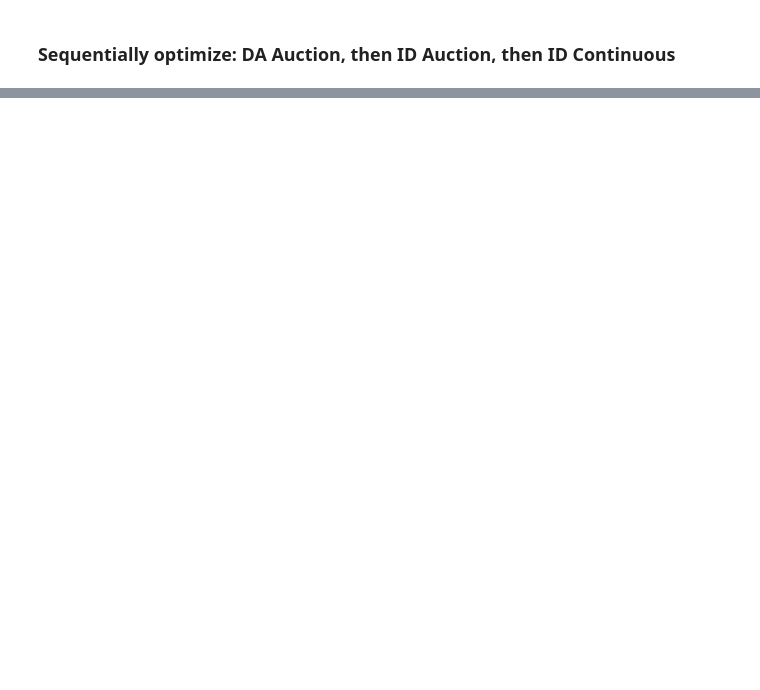
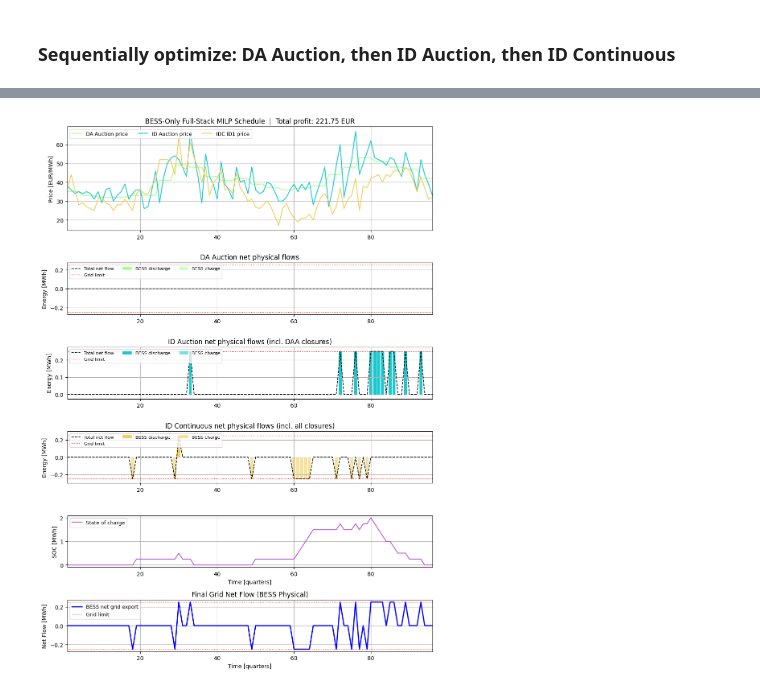
Before and after one commit to c-metz/bess-optimizer, a Jupyter notebook: example.ipynb, the cells around one changed output, grey strips where cells are left out. Drawn from its saved outputs; the diff is of its cells as text; code cells hidden in the pictures; blank space fills up the shorter version.

```diff
--- a/example.ipynb
+++ b/example.ipynb
@@ -196,0 +438,97 @@ plt.show()
+# %%
+# Plot BESS-only Full-Stack MILP schedule - net physical flows per market
+dt_bess = opt_full_stack_bess.DT
+xgrid_bess = np.arange(1, 97)
+
+# Extract full-stack BESS results
+res_bess = result_full_stack_bess
+
+# Net physical BESS positions for each market (includes closings from previous markets)
+# DAA: pure DAA positions (not yet closed)
+net_cha_daa_bess = np.array(res_bess['cha_daa']) - np.array(res_bess['dis_close_daa']) - np.array(res_bess['dis_close_daa_idc'])
+net_dis_daa_bess = np.array(res_bess['dis_daa']) - np.array(res_bess['cha_close_daa']) - np.array(res_bess['cha_close_daa_idc'])
+
+# IDA: new IDA positions + closings of DAA positions - IDC closings
+net_cha_ida_bess = np.array(res_bess['cha_ida']) + np.array(res_bess['cha_close_daa']) - np.array(res_bess['dis_close_ida_idc'])
+net_dis_ida_bess = np.array(res_bess['dis_ida']) + np.array(res_bess['dis_close_daa']) - np.array(res_bess['cha_close_ida_idc'])
+
+# IDC: new IDC positions + closings of DAA and IDA positions
+net_cha_idc_bess = np.array(res_bess['cha_idc']) + np.array(res_bess['cha_close_daa_idc']) + np.array(res_bess['cha_close_ida_idc'])
+net_dis_idc_bess = np.array(res_bess['dis_idc']) + np.array(res_bess['dis_close_daa_idc']) + np.array(res_bess['dis_close_ida_idc'])
+
+# Grid flows (net BESS physical) for each market
+grid_daa_bess_full = (net_dis_daa_bess - net_cha_daa_bess) * dt_bess
+grid_ida_bess_full = (net_dis_ida_bess - net_cha_ida_bess) * dt_bess
+grid_idc_bess_full = (net_dis_idc_bess - net_cha_idc_bess) * dt_bess
+
+grid_limit_bess = opt_full_stack_bess.GRID_LIMIT * dt_bess
+
+# Calculate BESS net flow
+bess_net_flow_full_only = (np.array(res_bess['dis_phys']) - np.array(res_bess['cha_phys'])) * dt_bess
+
+fig, axs = plt.subplots(6, 1, figsize=(10, 14),
+                        gridspec_kw={'height_ratios': [2, 1, 1, 1, 1, 1]})
+ax_price, ax_daa, ax_ida, ax_idc, ax_soc, ax_net = axs
+
+# Prices
+ax_price.plot(xgrid_bess, daa_price_vector, color=color1, label='DA Auction price')
+ax_price.plot(xgrid_bess, ida_price_vector, color=color2, label='ID Auction price')
+ax_price.plot(xgrid_bess, idc_price_vector, color=color3, label='IDC ID1 price')
+ax_price.legend(fontsize=9, ncol=3, loc='upper left')
+ax_price.set_xlim(1, len(xgrid_bess))
+ax_price.set_ylabel('Price [EUR/MWh]')
+ax_price.set_title(f'BESS-Only Full-Stack MILP Schedule  |  Total profit: {round(result_full_stack_bess["profit"], 2)} EUR')
+ax_price.grid()
+
+def plot_bess_market_net_physical(ax, net_cha, net_dis, grid_net, color, title):
+    cha_vals = -np.array(net_cha) * dt_bess  # Negative for charges (from grid)
+    dis_vals = np.array(net_dis) * dt_bess   # Positive for discharges (to grid)
+
+    ax.bar(xgrid_bess, dis_vals, color=color, label='BESS discharge')
+    ax.bar(xgrid_bess, cha_vals, color=color, alpha=0.6, label='BESS charge')
+    ax.plot(xgrid_bess, grid_net, color='black', linestyle='--', linewidth=1.2, label='Total net flow')
+    ax.axhline(grid_limit_bess, color='red', linestyle=':', linewidth=1, label='Grid limit')
+    ax.axhline(-grid_limit_bess, color='red', linestyle=':', linewidth=1)
+    ax.axhline(0, color='gray', linestyle='-', linewidth=0.5, alpha=0.5)
+    ax.set_xlim(1, len(xgrid_bess))
+
+    # Dynamic y-axis based on actual data
+    all_vals = np.concatenate([cha_vals, dis_vals, grid_net])
+    y_min, y_max = np.min(all_vals), np.max(all_vals)
+    y_range = y_max - y_min
+    if y_range > 0:
+        ax.set_ylim(y_min - 0.1*y_range, y_max + 0.1*y_range)
+
+    ax.set_ylabel('Energy [MWh]')
+    ax.set_title(title, fontsize=12)
+    ax.legend(fontsize=8, ncol=3, loc='upper left')
+    ax.grid()
+
+plot_bess_market_net_physical(ax_daa, net_cha_daa_bess, net_dis_daa_bess, grid_daa_bess_full, color1, 'DA Auction net physical flows')
+plot_bess_market_net_physical(ax_ida, net_cha_ida_bess, net_dis_ida_bess, grid_ida_bess_full, color2, 'ID Auction net physical flows (incl. DAA closures)')
+plot_bess_market_net_physical(ax_idc, net_cha_idc_bess, net_dis_idc_bess, grid_idc_bess_full, color3, 'ID Continuous net physical flows (incl. all closures)')
+
+# State of charge
+ax_soc.plot(xgrid_bess, res_bess['soc'], color='mediumorchid', linewidth=1.5, label='State of charge')
+ax_soc.set_xlim(1, len(xgrid_bess))
+ax_soc.set_xlabel('Time [quarters]')
+ax_soc.set_ylabel('SOC [MWh]')
+ax_soc.legend(fontsize=9, loc='upper left')
+ax_soc.grid()
+
+# Total net flow to grid (physical)
+ax_net.plot(xgrid_bess, bess_net_flow_full_only, color='blue', linewidth=2, label='BESS net grid export')
+ax_net.axhline(grid_limit_bess, color='red', linestyle=':', linewidth=1, label='Grid limit')
+ax_net.axhline(-grid_limit_bess, color='red', linestyle=':', linewidth=1)
+ax_net.axhline(0, color='gray', linestyle='-', linewidth=0.5, alpha=0.5)
+ax_net.set_xlim(1, len(xgrid_bess))
+ax_net.set_xlabel('Time [quarters]')
+ax_net.set_ylabel('Net Flow [MWh]')
+ax_net.set_title('Final Grid Net Flow (BESS Physical)', fontsize=12)
+ax_net.legend(fontsize=9, loc='upper left')
+ax_net.grid()
+
+plt.tight_layout()
+plt.show()
+# %% [output]
+[figure, added]
```
Also changed, not shown: parts of 34 cells of this notebook, 4 other files.
